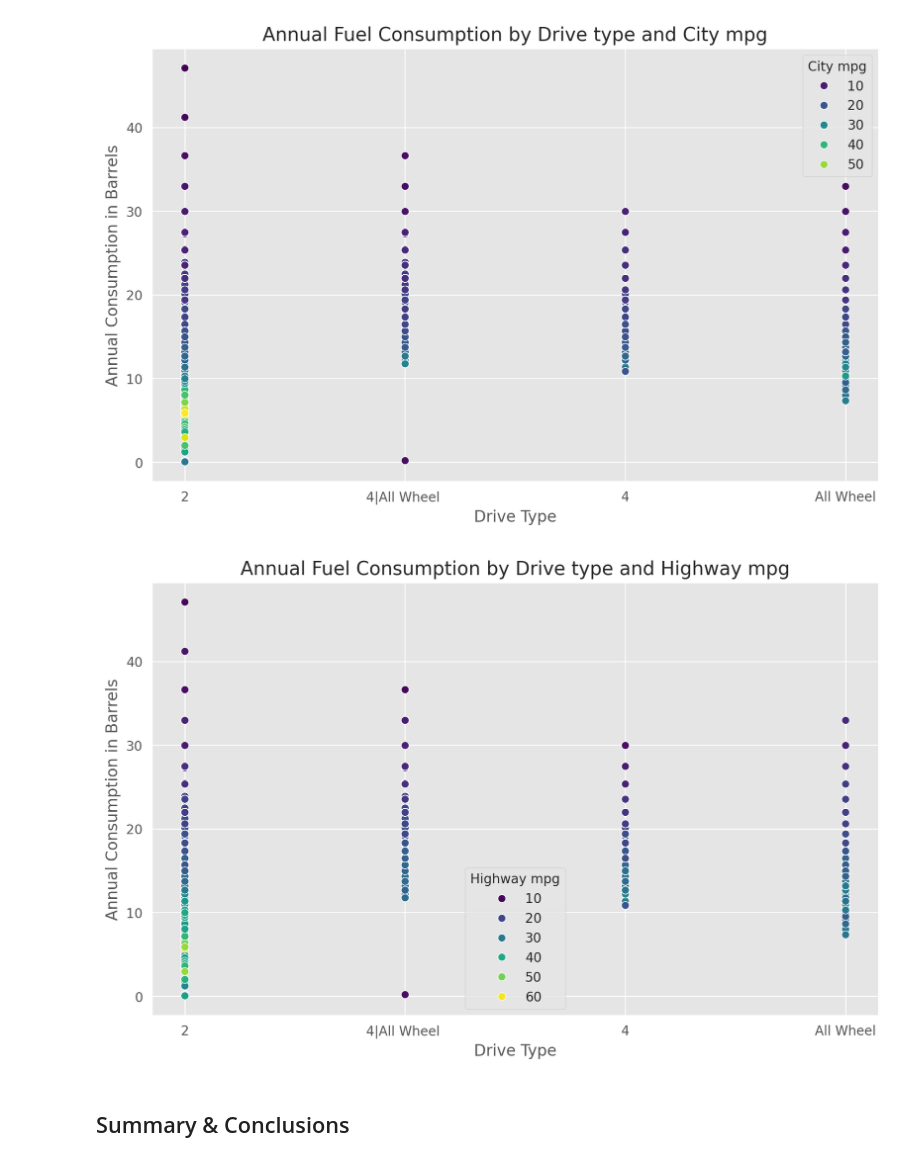
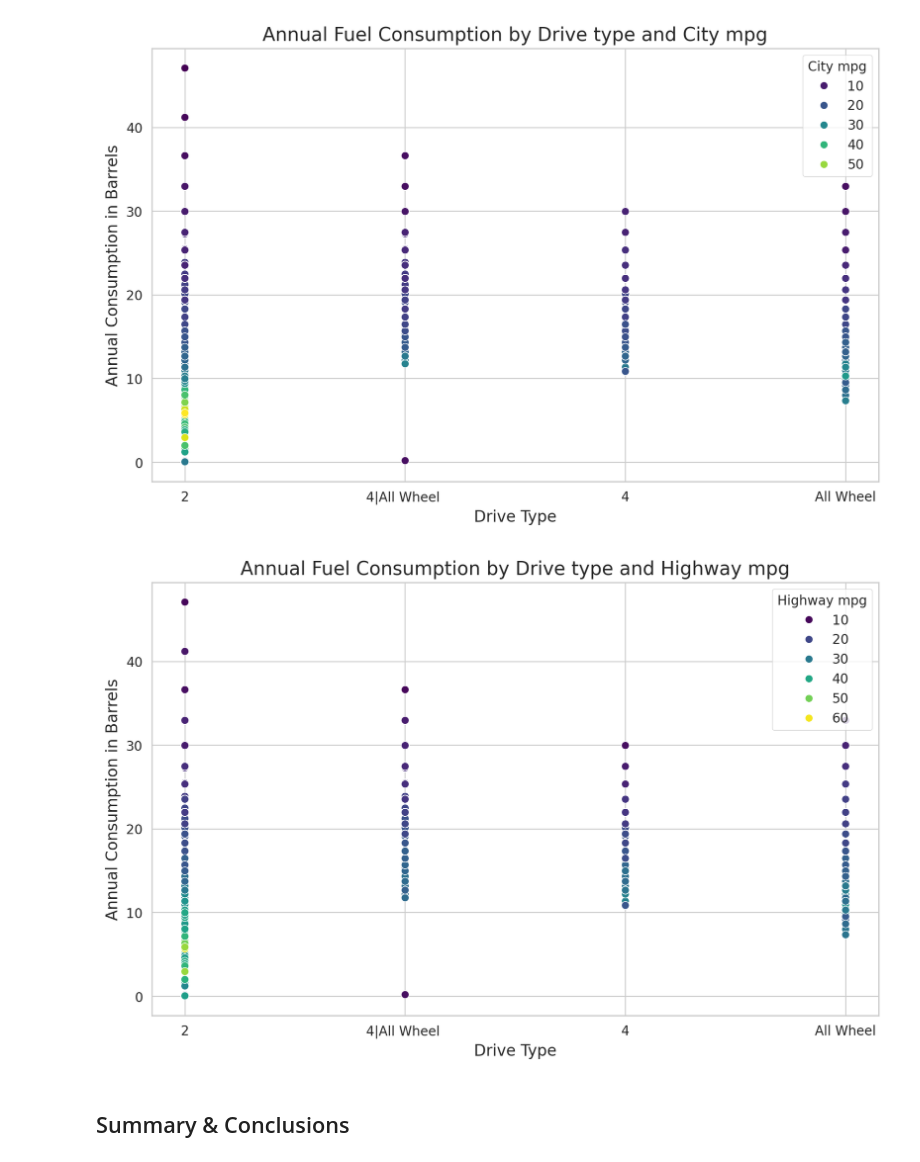
Before and after one commit to awol380/Machine-Learning-2410-Assignment, a Jupyter notebook: Phase_1.ipynb, the cells around one changed output. Drawn from its saved outputs; the diff is of its cells as text; code cells hidden in the pictures.

```diff
--- a/Phase_1.ipynb
+++ b/Phase_1.ipynb
@@ -657,7 +607,7 @@ plt.xticks(rotation=45)
 plt.title('Distribution of Engine Cylinders by Fuel Type')
 plt.xlabel('Engine Cylinders')
 plt.ylabel('Number of Vehicles')
-plt.tight_layout()
+sns.set_style("whitegrid", {'axes.grid' : False})
 plt.legend(title='Fuel Type', loc='best')
 plt.show()
 # %% [output]
@@ -670,9 +620,6 @@ engines and even fewer with 10 and 12 cylinders. The chart suggests that regular
 while premium gasoline is more prevalent in vehicles with a higher number of cylinders, especially for 10- and 12-cylinder engines.
 # %%
 #visualisation 10: 3 Variable Plot - Creating histogram to show proportion of vehicles by fuel type and engine cyclinders
-import seaborn as sns
-import matplotlib.pyplot as plt
-
 # Assuming your dataset contains 'year', 'fuel_type_1', and 'transmission' columns
 
 # Filter data for only 'Regular Gasoline' and 'Premium Gasoline'
@@ -682,6 +629,7 @@ d = rand_data[rand_data['fuel_type_1'].isin(['Regular Gasoline', 'Premium Gasoli
 # Create FacetGrid with hue
 g = sns.FacetGrid(d, col='transmission', row='fuel_type_1', aspect=1.5, height=5)
 g.map_dataframe(sns.histplot, x='year', bins=5)
+sns.set_style("whitegrid", {'axes.grid' : False})
 g.add_legend()
 
 plt.show()
@@ -700,41 +648,44 @@ whereas the bottom right graph for manual transmissions shows a modest increase
 Across all graphs, it appears that the preference for automatic transmissions has grown over time, regardless of fuel type,
 while vehicles with manual transmissions have become less popular.
 # %%
-#Visualisation 13: 3 Variable plot - Scatterplot comparing annual fuel consumption by engine displacment and transmission type
+#Visualisation 11: 3 Variable plot - Scatterplot comparing annual fuel consumption by engine displacment and transmission type
 plt.figure(figsize=(10,6))
 sns.scatterplot(data=data,x='engine_displacement', y='annual_consumption_in_barrels_ft1', hue='transmission')
 plt.xlabel('Engine Displacement')
 plt.ylabel('Annual Consumption in Barrels')
 plt.title("Annual Fuel Consumption by Engine Displacment and Transmission type")
-plt.legend(title='Transmission')
+plt.legend(title='Transmission', loc='upper right')
+sns.set_style("whitegrid", {'axes.grid' : False})
 plt.grid(True)
 plt.show()
 # %% [output]
 [figure]
 # %%
-#Visualisation 14: 3 Variable plot - Scatterplot comparing annual fuel consumption by Drive type and City mpg
+#Visualisation 12: 3 Variable plot - Scatterplot comparing annual fuel consumption by Drive type and City mpg
 plt.figure(figsize=(10,6))
 sns.scatterplot(data=data,x='drive', y='annual_consumption_in_barrels_ft1', hue='city_mpg_ft1', palette='viridis')
 plt.xlabel('Drive Type')
 plt.ylabel('Annual Consumption in Barrels')
 plt.title("Annual Fuel Consumption by Drive type and City mpg")
-plt.legend(title='City mpg')
+plt.legend(title='City mpg', loc='upper right')
+sns.set_style("whitegrid", {'axes.grid' : False})
 plt.grid(True)
 plt.show()
 # %% [output]
 [figure]
 # %%
- #Visualisation 15: 3 Variable plot - Scatterplot comparing annual fuel consumption by Drive type and Highway mpg
+ #Visualisation 13: 3 Variable plot - Scatterplot comparing annual fuel consumption by Drive type and Highway mpg
 plt.figure(figsize=(10,6))
 sns.scatterplot(data=data,x='drive', y='annual_consumption_in_barrels_ft1', hue='highway_mpg_ft1', palette='viridis')
 plt.xlabel('Drive Type')
 plt.ylabel('Annual Consumption in Barrels')
 plt.title("Annual Fuel Consumption by Drive type and Highway mpg")
-plt.legend(title='Highway mpg')
+plt.legend(title='Highway mpg', loc = 'upper right')
+sns.set_style("whitegrid", {'axes.grid' : False})
 plt.grid(True)
 plt.show()
 # %% [output]
-[figure, old version]
+[figure, new version]
 # %% [markdown]
 ## Summary & Conclusions <a id='sum'></a>
 # %% [markdown]
```
Also changed, not shown: parts of 22 cells of this notebook.
